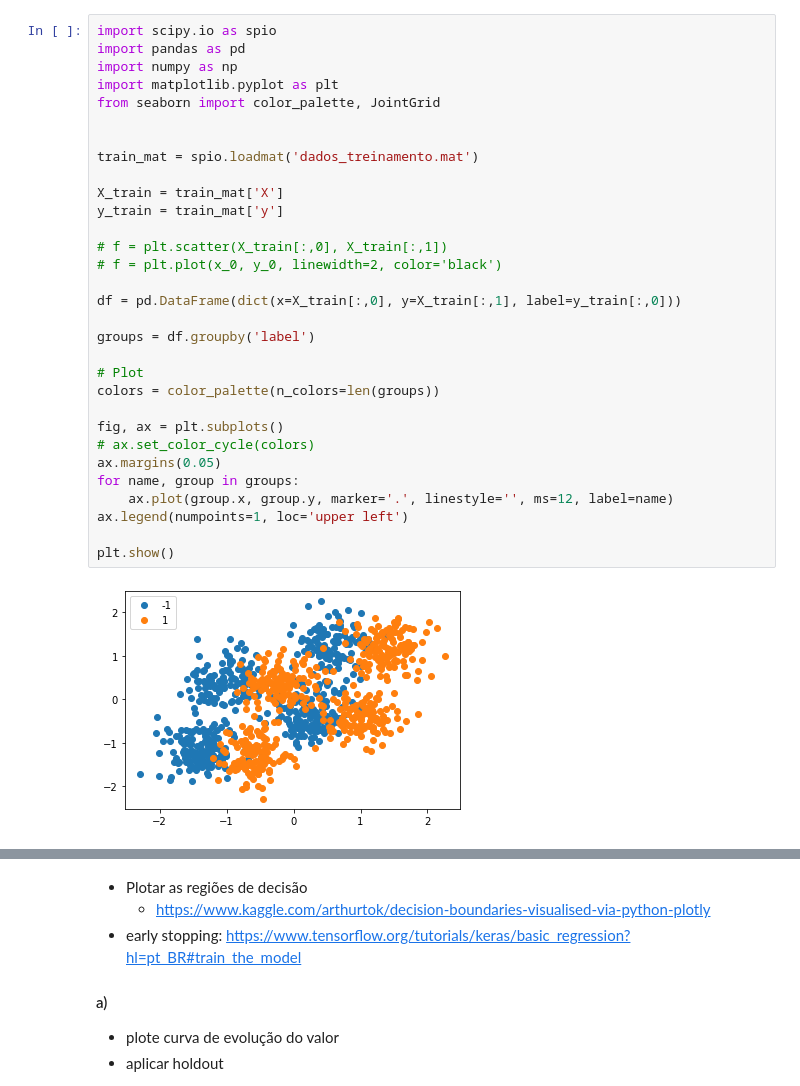
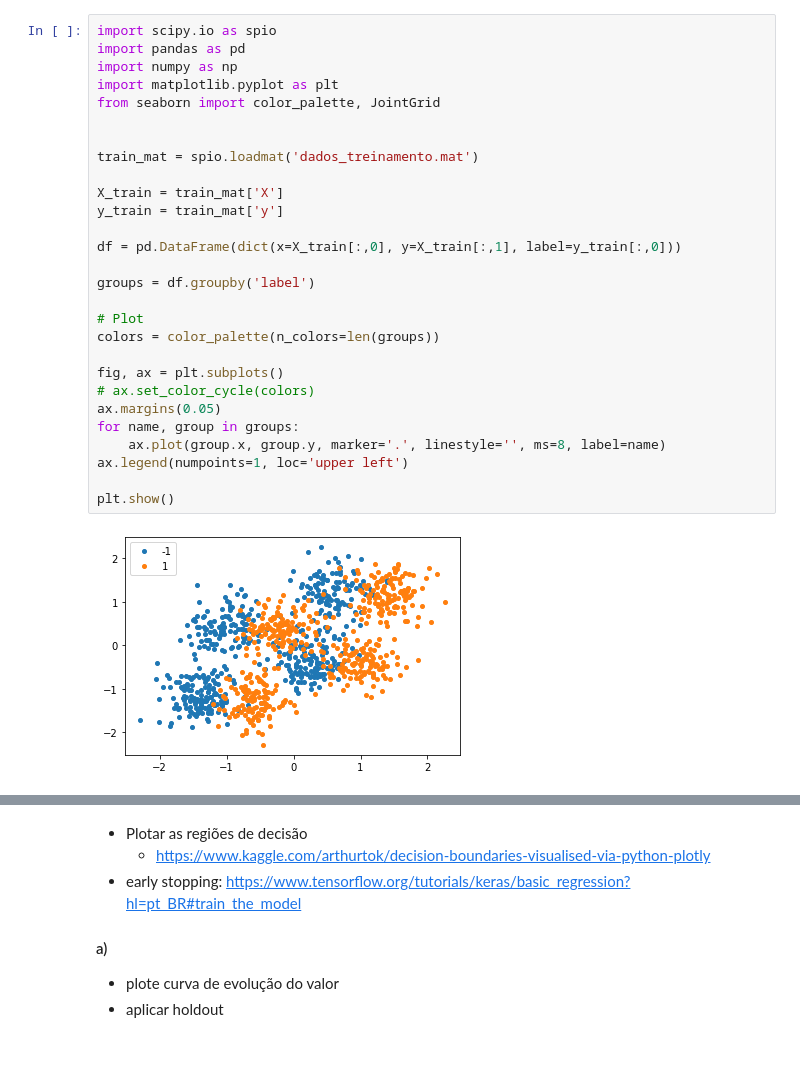
Before and after one commit to seoruosa/ia006_aprendizado-de-maquina_feec-unicamp, a Jupyter notebook: EFC/EFC3/Computacional.ipynb, the cells around one changed output, grey strips where cells are left out. Saved outputs shown, nothing was run; the diff lists cells and outputs as text; blank space fills up the shorter version.

```diff
--- a/EFC/EFC3/Computacional.ipynb
+++ b/EFC/EFC3/Computacional.ipynb
@@ -1,36 +1,33 @@
 # %%
 import scipy.io as spio
 import pandas as pd
 import numpy as np
 import matplotlib.pyplot as plt
 from seaborn import color_palette, JointGrid
 
 
 train_mat = spio.loadmat('dados_treinamento.mat')
 
 X_train = train_mat['X']
 y_train = train_mat['y']
 
-# f = plt.scatter(X_train[:,0], X_train[:,1])
-# f = plt.plot(x_0, y_0, linewidth=2, color='black')
-
 df = pd.DataFrame(dict(x=X_train[:,0], y=X_train[:,1], label=y_train[:,0]))
 
 groups = df.groupby('label')
 
 # Plot
 colors = color_palette(n_colors=len(groups))
 
 fig, ax = plt.subplots()
 # ax.set_color_cycle(colors)
 ax.margins(0.05)
 for name, group in groups:
-    ax.plot(group.x, group.y, marker='.', linestyle='', ms=12, label=name)
+    ax.plot(group.x, group.y, marker='.', linestyle='', ms=8, label=name)
 ax.legend(numpoints=1, loc='upper left')
 
 plt.show()
 # %% [output]
-[figure, old version]
+[figure, new version]
 # %%
 %matplotlib inline
 
```
Also changed, not shown: parts of 13 cells of this notebook.
